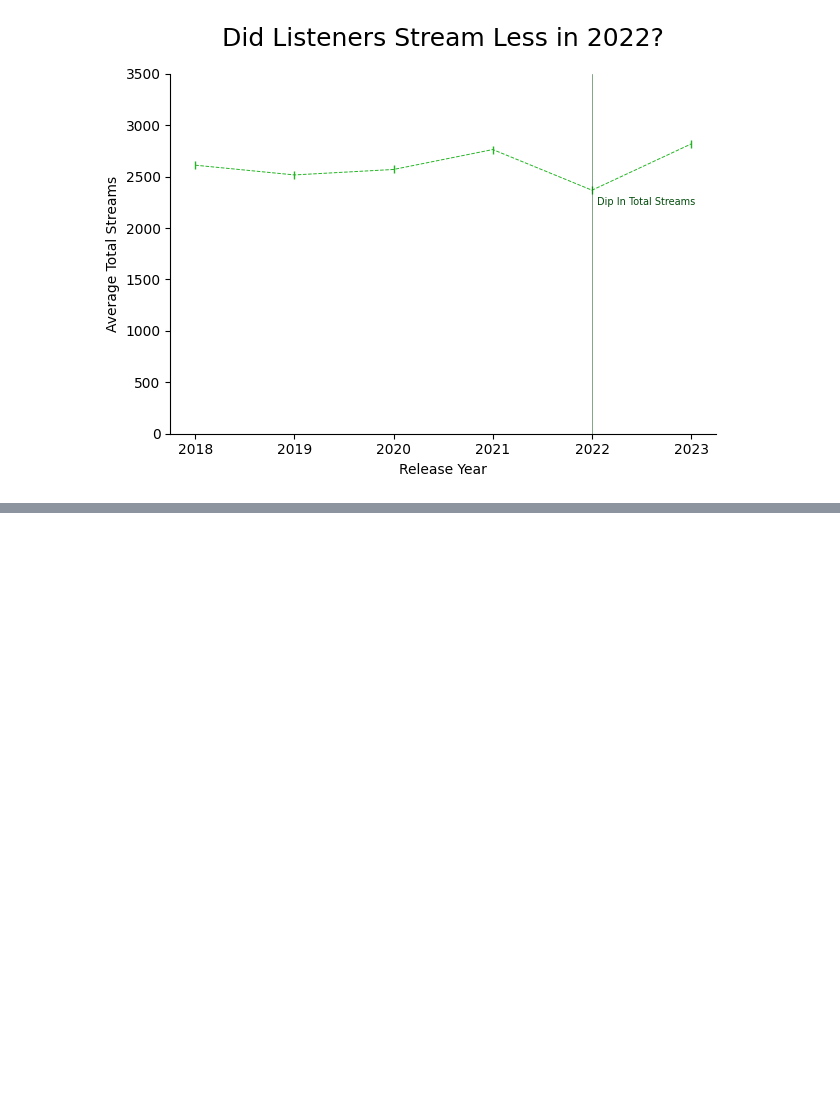
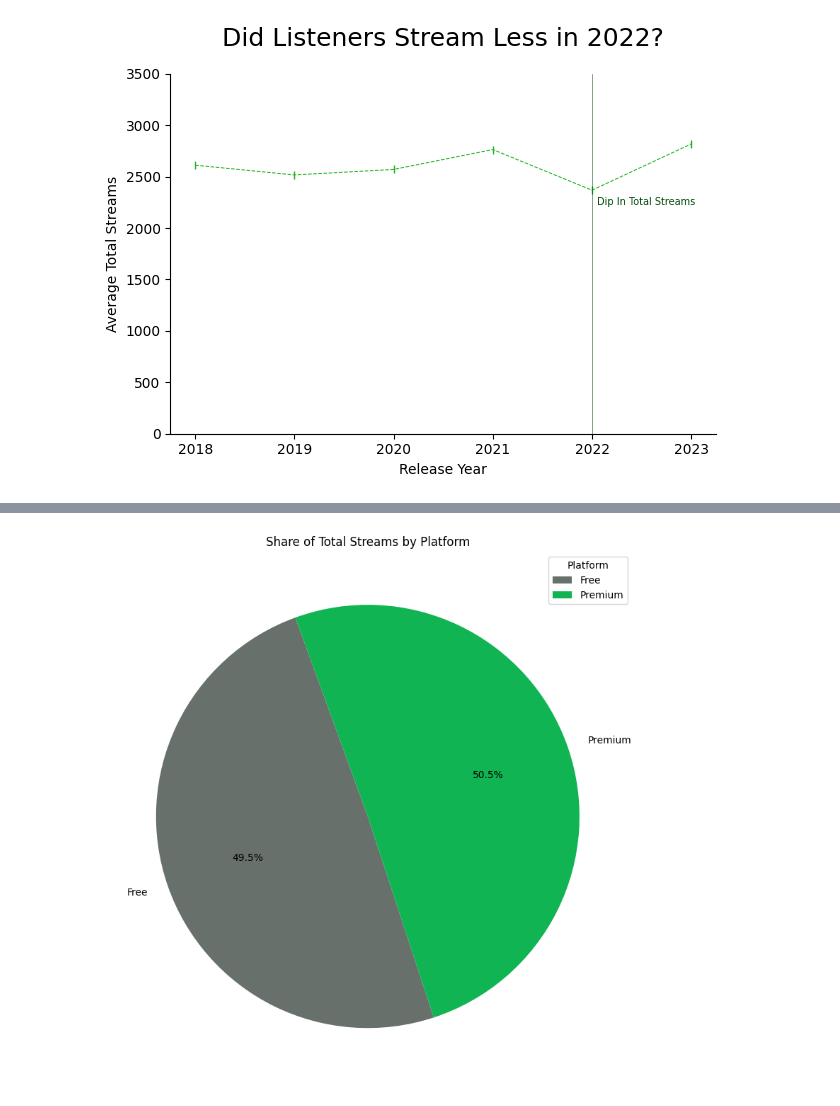
Before and after one commit to rhyman7/learning_plots_ryan_hyman, a Jupyter notebook: notebooks/visualization_practice.ipynb, the cells around one changed output, grey strips where cells are left out. Drawn from its saved outputs; the diff is of its cells as text; code cells hidden in the pictures; blank space fills up the shorter version.

```diff
--- a/notebooks/visualization_practice.ipynb
+++ b/notebooks/visualization_practice.ipynb
@@ -337,0 +358,24 @@ plt.show()
+# %%
+#Plot customized pie chart with labels, colors, title, and legend
+
+plt.figure(figsize=(8,8))
+plt.pie(
+    platform_totals,
+    labels=platform_totals.index,
+    startangle=110,
+    colors=["#68706b", "#11b452"],
+    autopct="%1.1f%%",
+    )
+
+plt.title("Share of Total Streams by Platform")
+
+plt.legend(
+    labels = platform_totals.index,
+    loc="best",
+    title = "Platform"
+)
+
+plt.tight_layout()
+plt.show()
+# %% [output]
+[figure, added]
```
Also changed, not shown: parts of 4 cells of this notebook.
